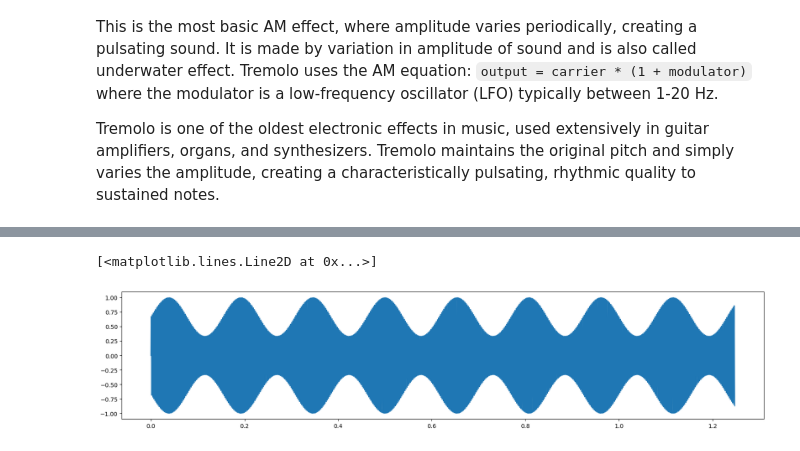
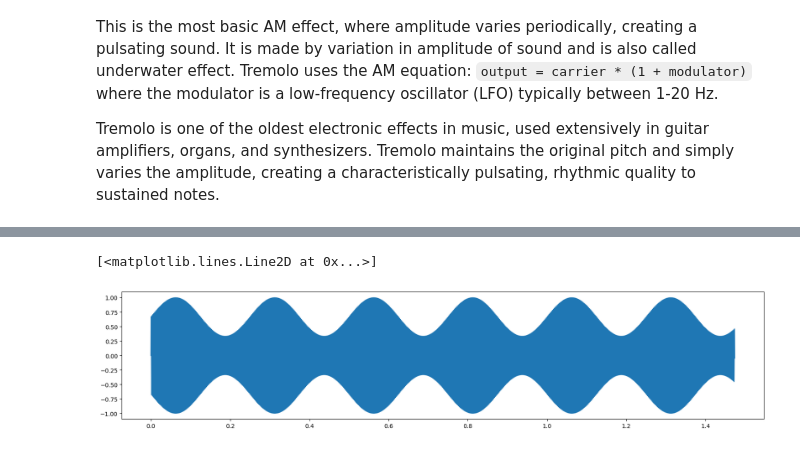
Before and after one commit to Sangarshanan/synthoor, a Jupyter notebook: tutorial/2.ipynb, the cells around one changed output, grey strips where cells are left out. Cells and saved outputs as stored; diff of their text form; code cells hidden in the pictures.

```diff
--- a/tutorial/2.ipynb
+++ b/tutorial/2.ipynb
@@ -20,17 +33,19 @@ We can do the same thing with Amplitude, its called AM or amplitude modulation b
 # %%
 # Carrier signal
-carrier_freq = 50  # Hz
-carrier_omega = angular_freq(carrier_freq)
+carrier_freq = 400  # Hz
+carrier_amplitude = 1.0
+carrier_omega = phase_from_frequency(carrier_freq)
 carrier_signal = np.sin(carrier_omega)
 
 # Modulating signal
-modulating_freq = 5  # Hz
-modulating_omega = angular_freq(modulating_freq)
+modulating_freq = 50  # Hz
+modulating_omega = phase_from_frequency(modulating_freq)
 modulating_signal = np.sin(modulating_omega)
 
+modulation_index = 5  # Modulation depth/sensitivity (Controls the extent of frequency deviation)
+
 # Generate FM signal: sin(ω_c * t + β * sin(ω_m * t))
-modulation_index = 10  # Modulation depth/sensitivity
-fm_signal = np.sin(carrier_omega + modulation_index * modulating_signal)
+fm_signal = carrier_amplitude * np.sin(carrier_omega + modulation_index * modulating_signal)
 # %%
 ipd.Audio(fm_signal, rate=sample_rate)
 # %% [output]
@@ -66,18 +87,4 @@ In amplitude modulation, the amplitude of a carrier waveform is modulated by a s
 # %%
-# Carrier signal parameters
-carrier_freq = 200  # Hz
-carrier_amplitude = 1.0
-carrier_omega = angular_freq(carrier_freq)
-
-# Modulating signal parameters
-modulating_freq = 5  # Hz
-modulating_amplitude = 0.8  # depth of modulation (0-1 range for standard AM)
-modulating_omega = angular_freq(modulating_freq)
-
-# Generate signals
-modulating_signal = modulating_amplitude * np.sin(modulating_omega)
-carrier_signal = carrier_amplitude * np.sin(carrier_omega )
-
 # Generate AM signal: A_c * (1 + μ * sin(ω_m * t)) * sin(ω_c * t)
 # where μ is the modulation depth (0-1)
 am_signal = carrier_amplitude * (1 + modulating_signal) * np.sin(carrier_omega)
@@ -168,7 +145,7 @@ Tremolo is one of the oldest electronic effects in music, used extensively in gu
 # %%
 def create_tremolo(carrier_signal, tremolo_rate, tremolo_depth):
     # Create modulator signal (LFO)
-    modulator = tremolo_depth * np.sin(angular_freq(tremolo_rate))
+    modulator = tremolo_depth * np.sin(phase_from_frequency(tremolo_rate))
 
     # Apply AM modulation: carrier * (1 + modulator)
     # We normalize the modulator to ensure it stays in the range [-depth, depth]
@@ -181,17 +167,19 @@ def create_tremolo(carrier_signal, tremolo_rate, tremolo_depth):
 # %%
 carrier_freq = 440  # A4 note
 carrier_amplitude = 0.8
-carrier_signal = carrier_amplitude * np.sin(angular_freq(carrier_freq))
+carrier_signal = carrier_amplitude * np.sin(phase_from_frequency(carrier_freq))
 
-tremolo_rate = 6.5  # 4, 6.5, 16 (different rates)
-tremolo_depth = 0.5  # 0.8, 0.5, 0.9 (0.5 ~ 50% depth)
+# Play around with the Rate and Depth #
+
+tremolo_rate = 4  # 4, 6.5, 16 (different rates)
+tremolo_depth = 0.5  # 0.5, 2, 5 Depth
 tremolo = create_tremolo(carrier_signal, tremolo_rate, tremolo_depth)
 ipd.Audio(tremolo, rate=sample_rate)
 # %% [output]
 [interactive output not drawn]
 # %%
 plt.figure(figsize=(20, 4))
-plt.plot(sample_space[:55000], tremolo[:55000])
+plt.plot(sample_space[:65000], tremolo[:65000])
 # %% [output]
 [<matplotlib.lines.Line2D at 0x...>]
-[figure, old version]
+[figure, new version]
```
Also changed, not shown: parts of 11 cells of this notebook, 10 other files.
